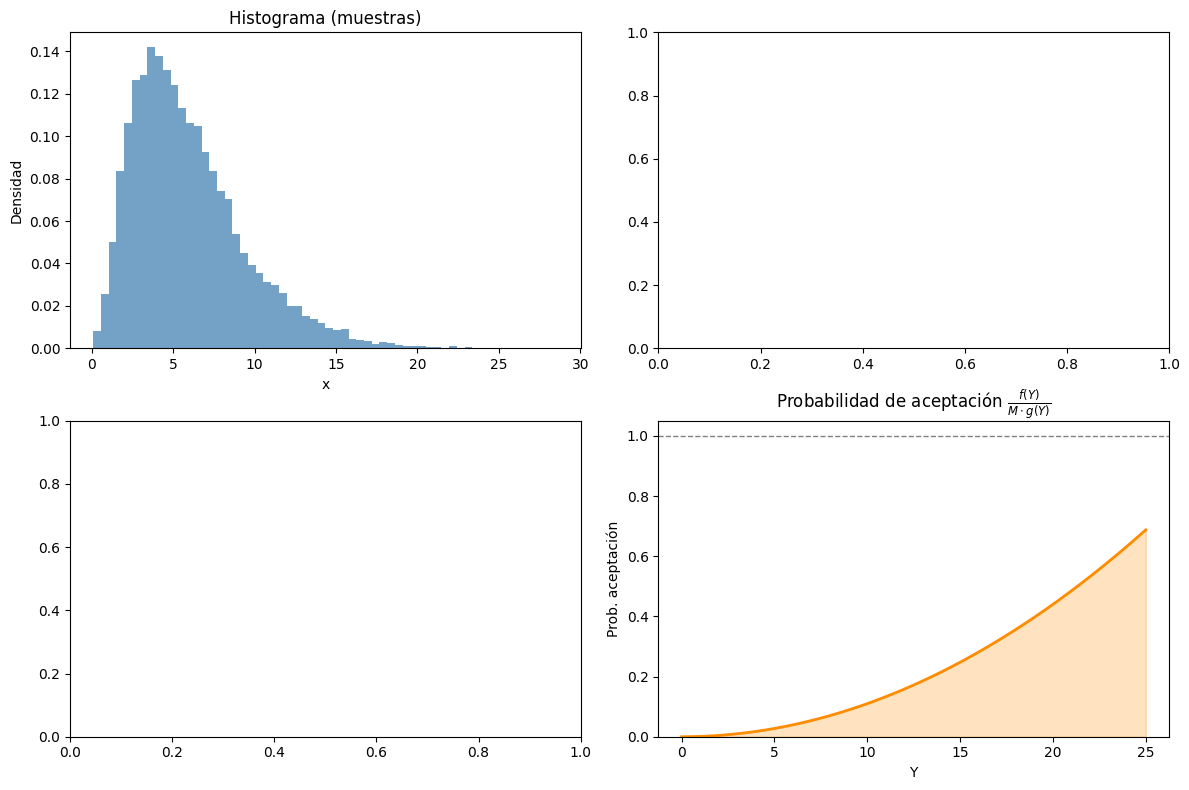
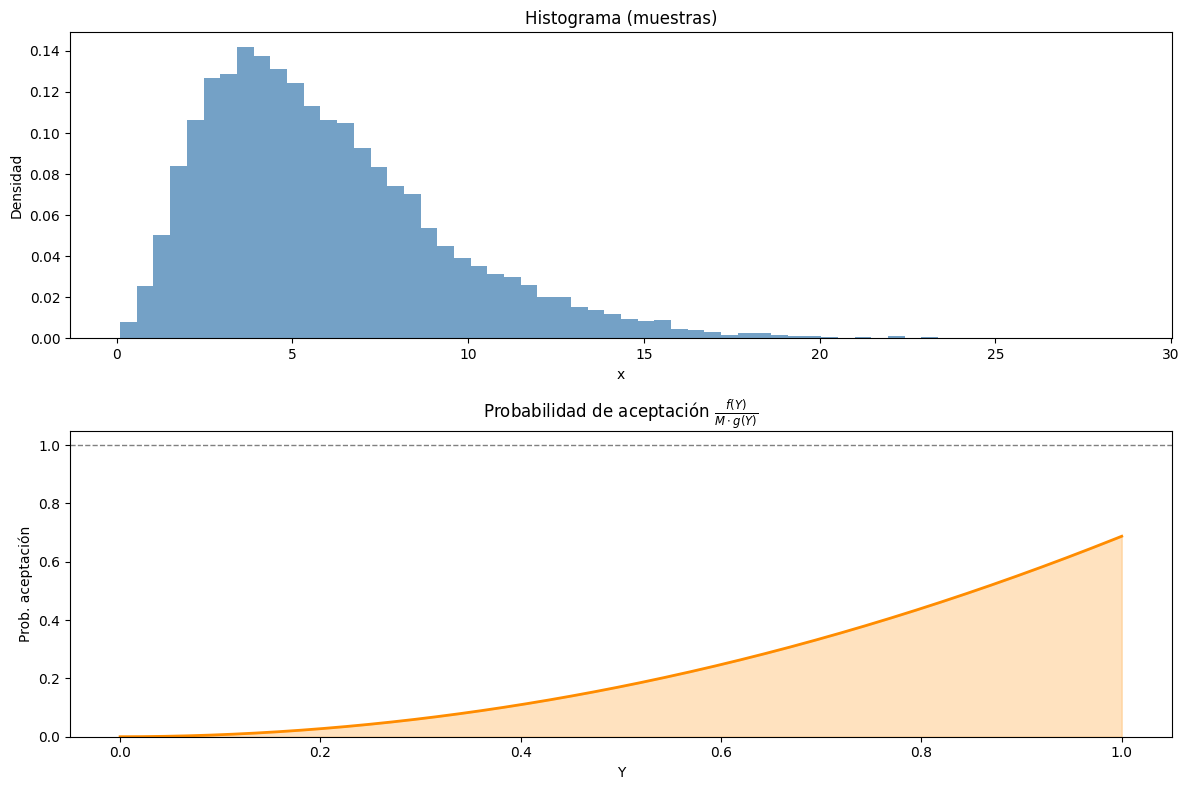
The notebook cell's code change between the first figure and the second:
--- before
+++ after
@@ -1,4 +1,4 @@
 # --- Visualización (4 paneles) ---
-fig, axes = plt.subplots(2, 2, figsize=(12, 8))
+fig, axes = plt.subplots(2, 1, figsize=(12, 8))
 ax = axes.ravel()
 
@@ -10,11 +10,11 @@
 
 # 4) Probabilidad de aceptación
-ax[3].plot(x_plot, prob_acept, color="darkorange", lw=2)
-ax[3].axhline(1, color="gray", lw=1, ls="--")
-ax[3].fill_between(x_plot, prob_acept, alpha=0.25, color="darkorange")
-ax[3].set_title(r"Probabilidad de aceptación $\frac{f(Y)}{M \cdot g(Y)}$")
-ax[3].set_xlabel("Y")
-ax[3].set_ylabel("Prob. aceptación")
-ax[3].set_ylim(0, 1.05)
+ax[1].plot(x_plot, prob_acept, color="darkorange", lw=2)
+ax[1].axhline(1, color="gray", lw=1, ls="--")
+ax[1].fill_between(x_plot, prob_acept, alpha=0.25, color="darkorange")
+ax[1].set_title(r"Probabilidad de aceptación $\frac{f(Y)}{M \cdot g(Y)}$")
+ax[1].set_xlabel("Y")
+ax[1].set_ylabel("Prob. aceptación")
+ax[1].set_ylim(0, 1.05)
 
 plt.tight_layout()

Commit: Implement feature X to enhance user experience and optimize performance